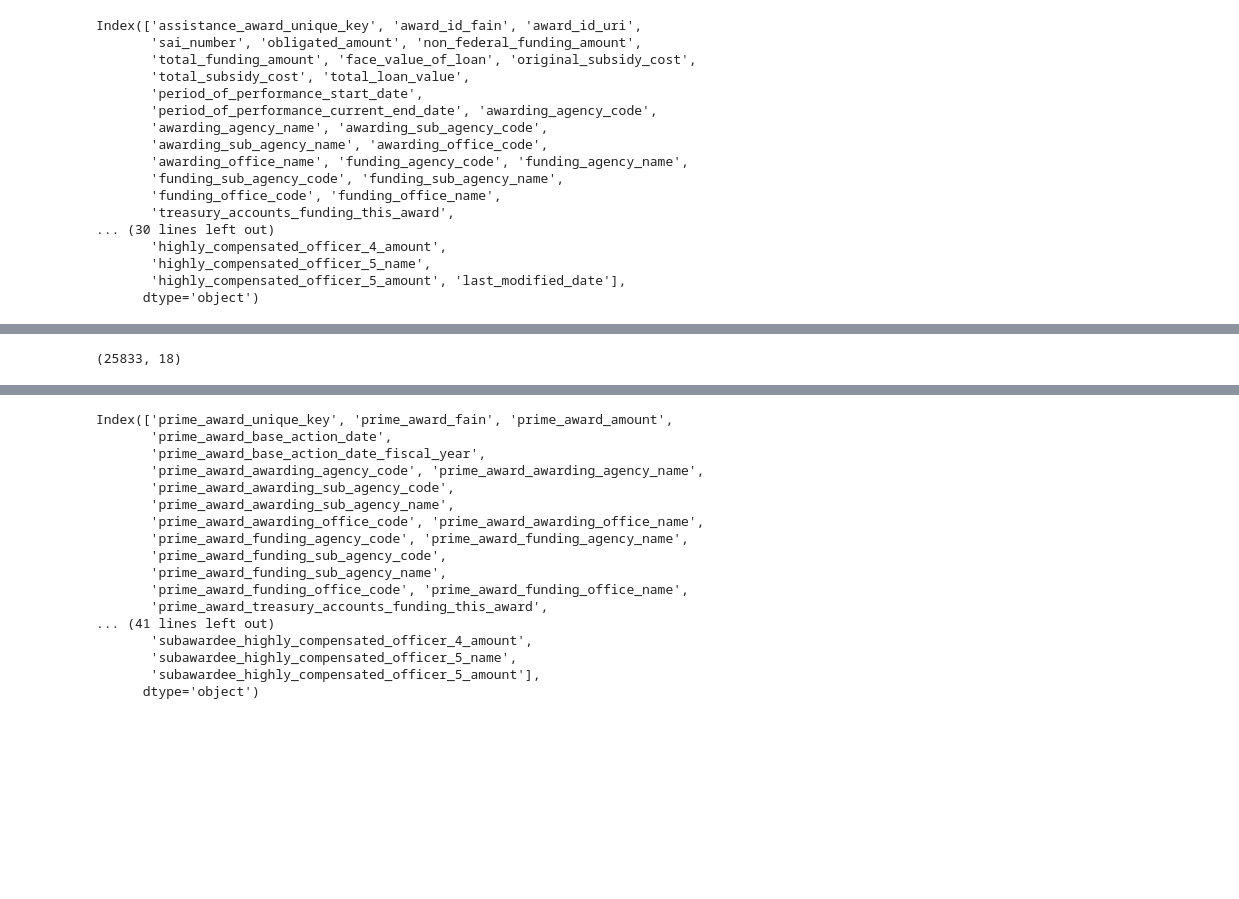
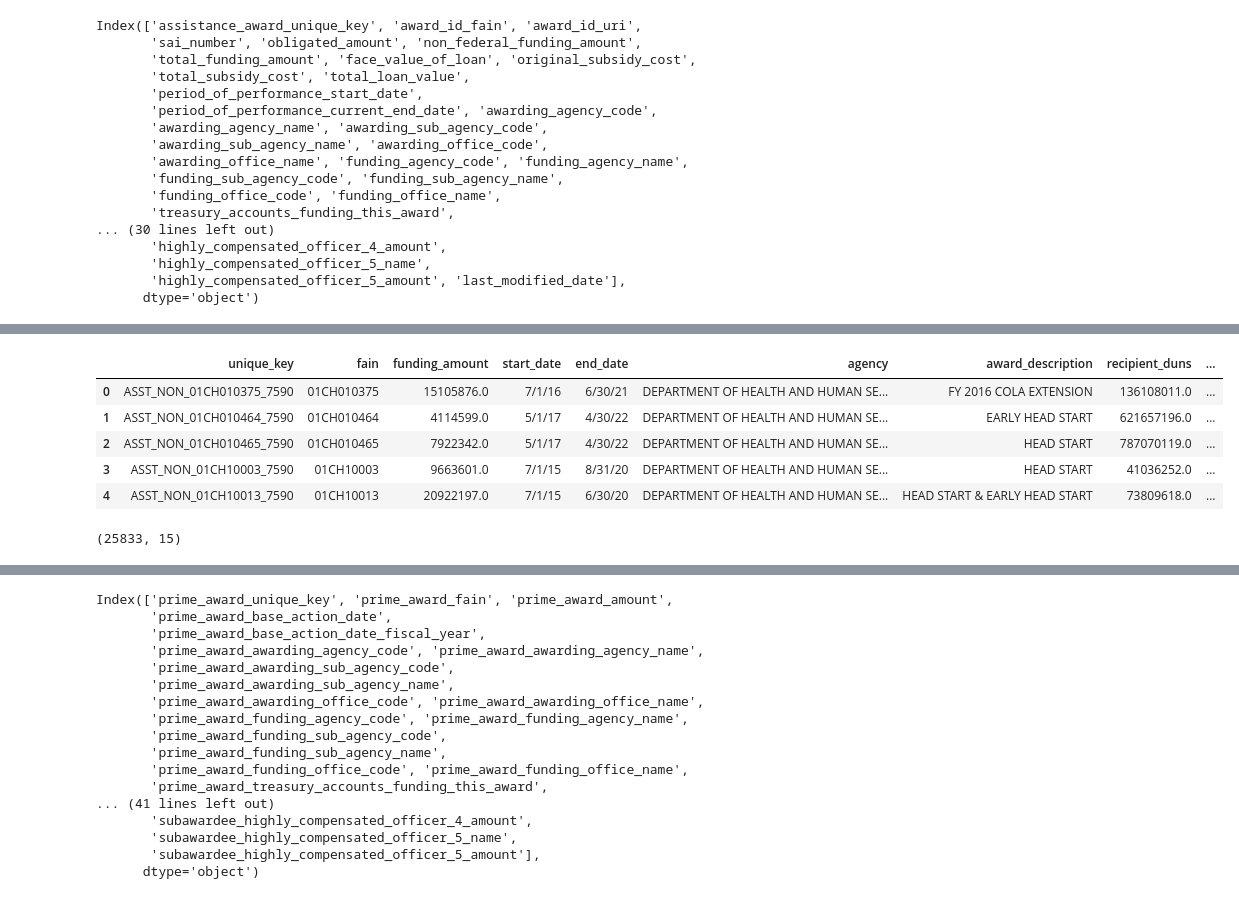
Before and after one commit to pdebree/CS506-Project, a Jupyter notebook: usaspending_cleaning.ipynb, the cells around one changed output, grey strips where cells are left out. Cells and saved outputs as stored; diff of their text form; code cells hidden in the pictures; blank space fills up the shorter version.

```diff
--- a/usaspending_cleaning.ipynb
+++ b/usaspending_cleaning.ipynb
@@ -38,13 +48,15 @@ prime = prime_unpro[["assistance_award_unique_key","award_id_fain",
         "total_funding_amount", "period_of_performance_start_date",
         "period_of_performance_current_end_date", "awarding_agency_name",
         "award_description", "recipient_duns", "recipient_name",
-        "recipient_address_line_1", "recipient_city_name", "recipient_county_name",
-        "recipient_zip_code",
+        "recipient_city_name", "recipient_county_name",
+        "business_types_description",
         "primary_place_of_performance_city_name",
         "primary_place_of_performance_county_name",
-        "primary_place_of_performance_state_name",
-        "primary_place_of_performance_congressional_district",
-                             "assistance_type_code"]]
+        "primary_place_of_performance_congressional_district"]]
 # %%
-prime.rename(columns={"assistance_award_unique_key": "unique_key", "award_id_fain": "fain",
-                         "period_of_performance_start_date": "start_date", "period_of_performance_current_end_date" : "end_date"})
+prime = prime.rename(columns={"assistance_award_unique_key": "unique_key",
+                                "award_id_fain": "fain",
+                                "total_funding_amount": "funding_amount",
+                                "awarding_agency_name": "agency",
+                                "period_of_performance_start_date": "start_date",
+                                "period_of_performance_current_end_date" : "end_date"})
@@ -70,4 +63,13 @@ prime.rename(columns={"assistance_award_unique_key": "unique_key", "award_id_fai
+# %%
+prime.head()
+# %% [output]
+|  | unique_key | fain | funding_amount | start_date | end_date | agency | award_description | recipient_duns | ... |
+| 0 | ASST_NON_01CH010375_7590 | 01CH010375 | 15105876.0 | 7/1/16 | 6/30/21 | DEPARTMENT OF HEALTH AND HUMAN SE... | FY 2016 COLA EXTENSION | 136108011.0 | ... |
+| 1 | ASST_NON_01CH010464_7590 | 01CH010464 | 4114599.0 | 5/1/17 | 4/30/22 | DEPARTMENT OF HEALTH AND HUMAN SE... | EARLY HEAD START | 621657196.0 | ... |
+| 2 | ASST_NON_01CH010465_7590 | 01CH010465 | 7922342.0 | 5/1/17 | 4/30/22 | DEPARTMENT OF HEALTH AND HUMAN SE... | HEAD START | 787070119.0 | ... |
+| 3 | ASST_NON_01CH10003_7590 | 01CH10003 | 9663601.0 | 7/1/15 | 8/31/20 | DEPARTMENT OF HEALTH AND HUMAN SE... | HEAD START | 41036252.0 | ... |
+| 4 | ASST_NON_01CH10013_7590 | 01CH10013 | 20922197.0 | 7/1/15 | 6/30/20 | DEPARTMENT OF HEALTH AND HUMAN SE... | HEAD START & EARLY HEAD START | 73809618.0 | ... |
 # %%
 prime.shape
 # %% [output]
-(25833, 18)
+(25833, 15)
```
Also changed, not shown: parts of 8 cells of this notebook, 3 other files.
